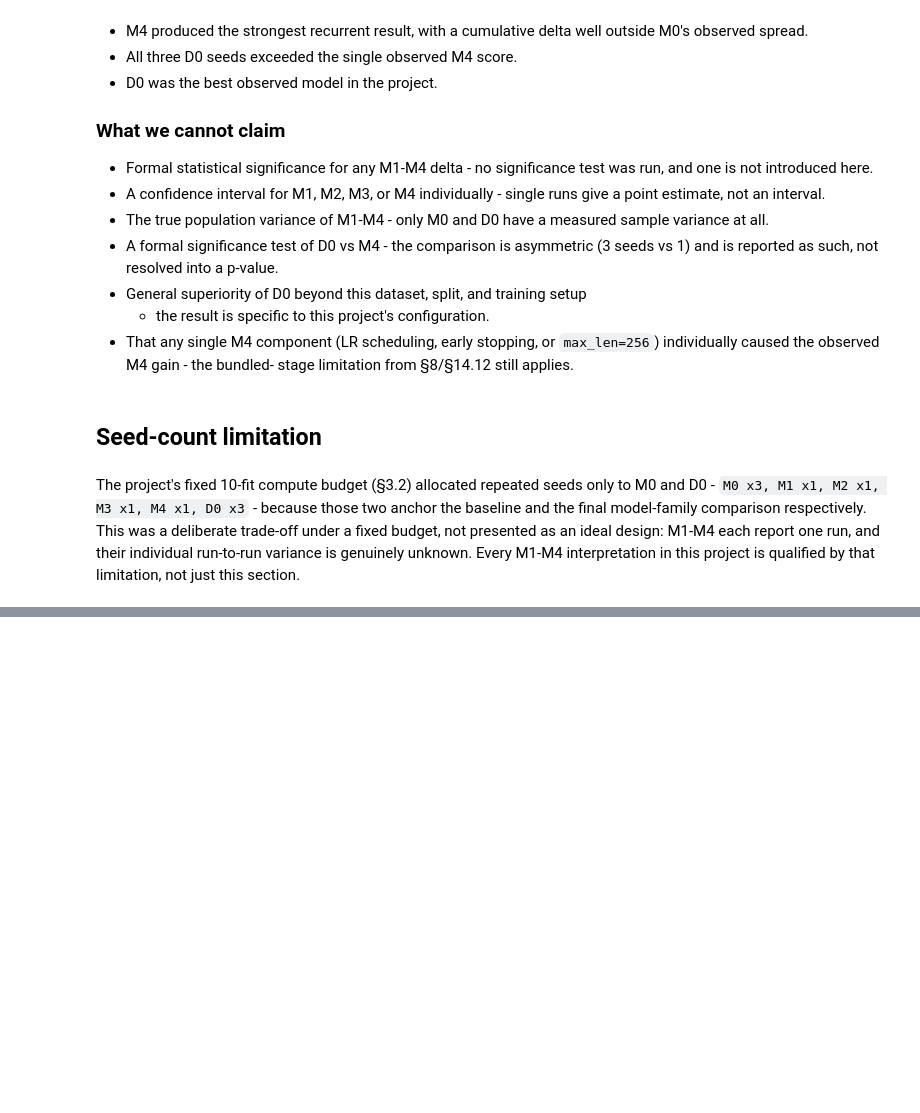
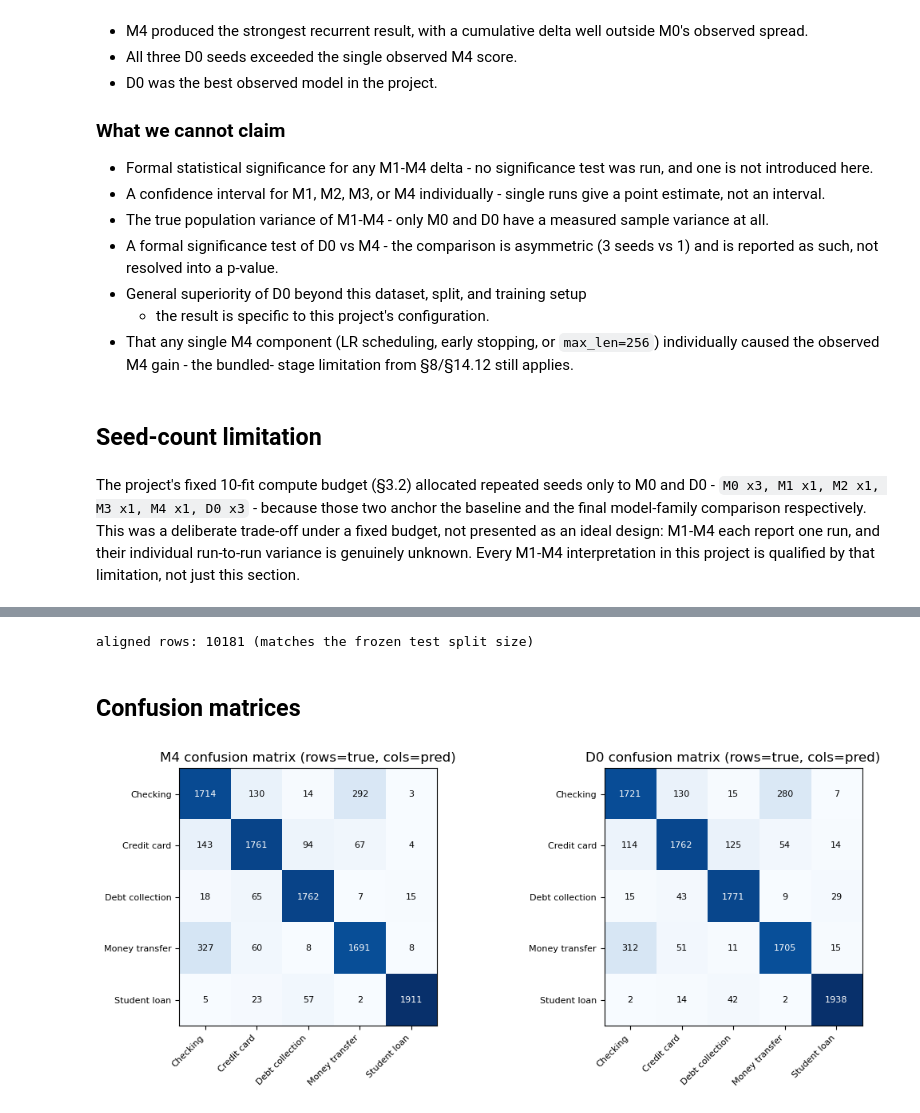
Before and after one commit to Udbhav748/fintech-complaint-classification-lstm-distilbert, a Jupyter notebook: notebooks/05_final_results.ipynb, the cells around one changed output, grey strips where cells are left out. Saved outputs shown, nothing was run; the diff lists cells and outputs as text; code cells hidden in the pictures; blank space fills up the shorter version.

```diff
--- a/notebooks/05_final_results.ipynb
+++ b/notebooks/05_final_results.ipynb
@@ -547,0 +558,35 @@ this section.
+# %%
+m4_pred = pd.read_csv("../results/m4/seed42/test_predictions.csv")
+d0_pred = pd.read_csv("../results/d0/seed42/test_predictions.csv")
+merged_err = m4_pred.merge(d0_pred, on="test_idx", suffixes=("_m4", "_d0"))
+merged_err = merged_err.rename(columns={"y_true_m4": "y_true"}).drop(columns=["y_true_d0"])
+
+assert set(m4_pred["test_idx"]) == set(d0_pred["test_idx"]), "test sets must be identical"
+assert (merged_err["y_true"] == merged_err["y_true"]).all()
+print(f"aligned rows: {len(merged_err)} (matches the frozen test split size)")
+# %% [output]
+aligned rows: 10181 (matches the frozen test split size)
+# %% [markdown]
+## Confusion matrices
+# %%
+from src.evaluation import compute_metrics
+
+m4_em = compute_metrics(merged_err["y_true"].values, merged_err["y_pred_m4"].values, labels=LABELS)
+d0_em = compute_metrics(merged_err["y_true"].values, merged_err["y_pred_d0"].values, labels=LABELS)
+
+fig, axes = plt.subplots(1, 2, figsize=(11, 4.5))
+for ax, (name, m) in zip(axes, [("M4", m4_em), ("D0", d0_em)]):
+    cm = np.array(m["confusion_matrix"])
+    im = ax.imshow(cm, cmap="Blues")
+    ax.set_xticks(range(5)); ax.set_yticks(range(5))
+    ax.set_xticklabels([l.split(",")[0].split(" or ")[0] for l in LABELS], rotation=45, ha="right", fontsize=8)
+    ax.set_yticklabels([l.split(",")[0].split(" or ")[0] for l in LABELS], fontsize=8)
+    for i in range(5):
+        for j in range(5):
+            ax.text(j, i, cm[i, j], ha="center", va="center",
+                     color="white" if cm[i, j] > cm.max() / 2 else "black", fontsize=8)
+    ax.set_title(f"{name} confusion matrix (rows=true, cols=pred)")
+plt.tight_layout()
+plt.show()
+# %% [output]
+[figure, added]
```
Also changed, not shown: parts of 29 cells of this notebook, 3 other files.
